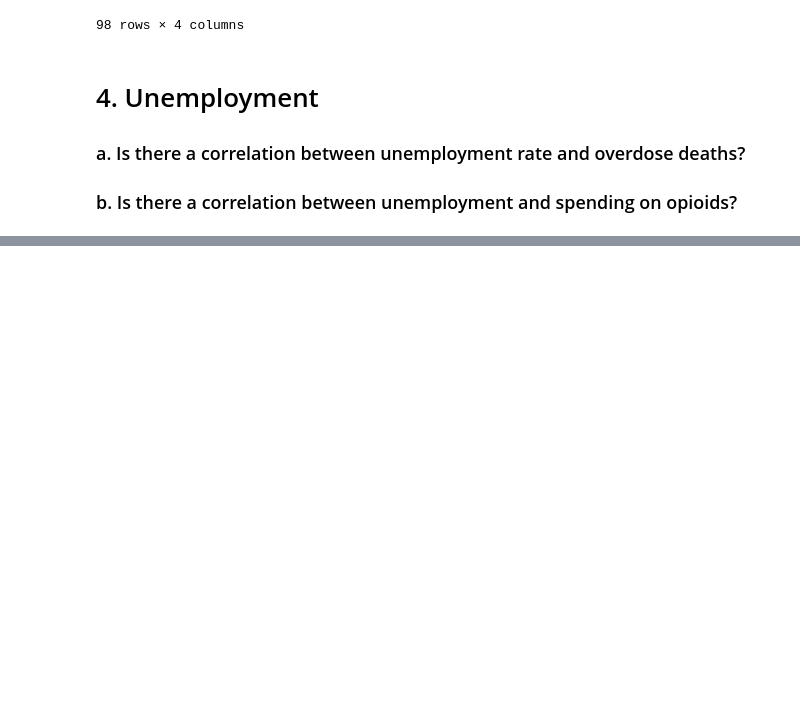
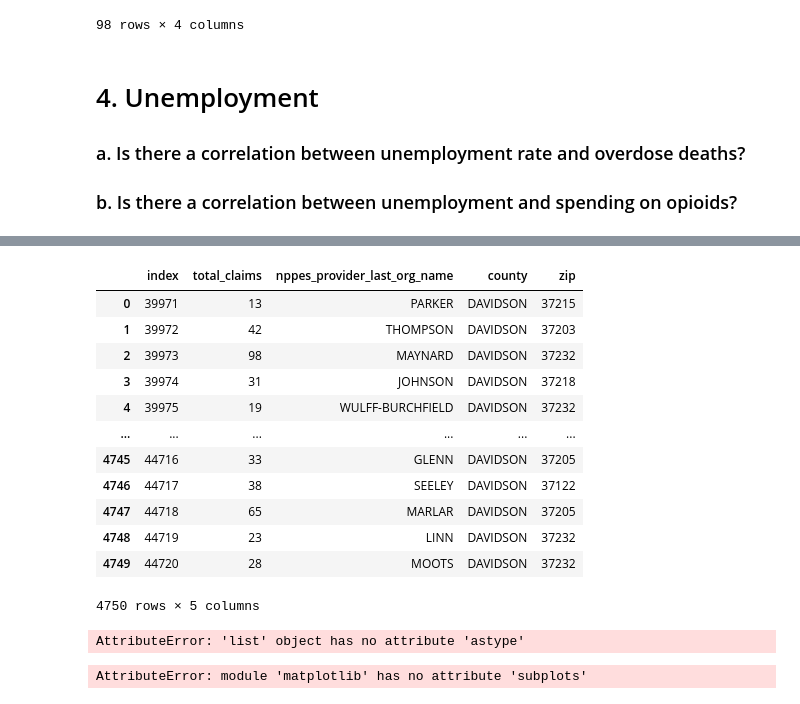
Before and after one commit to NSS-Full-Time-Data-Analytics-14/prescription-drugs-python-nutter_butter, a Jupyter notebook: Notebook/nutter_butter_jg.ipynb, the cells around one changed output, grey strips where cells are left out. Drawn from its saved outputs; the diff is of its cells as text; code cells hidden in the pictures; blank space fills up the shorter version.

```diff
--- a/Notebook/nutter_butter_jg.ipynb
+++ b/Notebook/nutter_butter_jg.ipynb
@@ -341,0 +433,21 @@ prescription3c.sort_values('percapitatotal',ascending = False).reset_index(drop
+# %%
+top = '''SELECT
+	SUM(total_claim_count) AS total_claims,
+	nppes_provider_last_org_name AS prescriber,
+	county
+FROM prescription
+LEFT JOIN prescriber
+USING(npi)
+LEFT JOIN zip_fips
+ON nppes_provider_zip5 = zip
+INNER JOIN fips_county
+USING(fipscounty)
+LEFT JOIN drug
+USING(drug_name)
+WHERE opioid_drug_flag = 'Y'
+GROUP BY county, nppes_provider_last_org_name
+ORDER BY county DESC'''
+
+with engine.connect() as connection:
+    top = pd.read_sql(top, con = connection)
+top
@@ -345,0 +535,21 @@ prescription3c.sort_values('percapitatotal',ascending = False).reset_index(drop
+# %%
+top = '''SELECT
+	total_claim_count AS total_claims,
+	nppes_provider_last_org_name,
+	county,
+    zip
+FROM prescription
+LEFT JOIN prescriber
+USING(npi)
+LEFT JOIN zip_fips
+ON nppes_provider_zip5 = zip
+LEFT JOIN drug
+USING(drug_name)
+LEFT JOIN fips_county
+USING(fipscounty)
+WHERE opioid_drug_flag = 'Y'
+ORDER BY county DESC'''
+
+with engine.connect() as connection:
+    top = pd.read_sql(top, con = connection)
+top
@@ -345,0 +570,32 @@ prescription3c.sort_values('percapitatotal',ascending = False).reset_index(drop
+# %%
+top = top.loc[top["county"]== "DAVIDSON"]
+top.reset_index()
+# %% [output]
+|  | index | total_claims | nppes_provider_last_org_name | county | zip |
+| 0 | 39971 | 13 | PARKER | DAVIDSON | 37215 |
+| 1 | 39972 | 42 | THOMPSON | DAVIDSON | 37203 |
+| 2 | 39973 | 98 | MAYNARD | DAVIDSON | 37232 |
+| 3 | 39974 | 31 | JOHNSON | DAVIDSON | 37218 |
+| 4 | 39975 | 19 | WULFF-BURCHFIELD | DAVIDSON | 37232 |
+| ... | ... | ... | ... | ... | ... |
+| 4745 | 44716 | 33 | GLENN | DAVIDSON | 37205 |
+| 4746 | 44717 | 38 | SEELEY | DAVIDSON | 37122 |
+| 4747 | 44718 | 65 | MARLAR | DAVIDSON | 37205 |
+| 4748 | 44719 | 23 | LINN | DAVIDSON | 37232 |
+| 4749 | 44720 | 28 | MOOTS | DAVIDSON | 37232 |
+4750 rows × 5 columns
+# %%
+zipgroup = top.groupby(['zip'].astype('int')).agg(['total_claims']).sum()
+# %% [output]
+AttributeError: 'list' object has no attribute 'astype'
+# %%
+fig, ax = plt.subplots(figsize=(16,4))
+county.plot(column = 'total_claims',
+              cmap = 'GnBu',
+              edgecolor = 'black',
+              legend = True,
+              ax = ax)
+plt.title('Opioid Claims Per County, December 2018', fontsize = 14)
+ax.axis('off');
+# %% [output]
+AttributeError: module 'matplotlib' has no attribute 'subplots'
```
Also changed, not shown: parts of 24 cells of this notebook.
